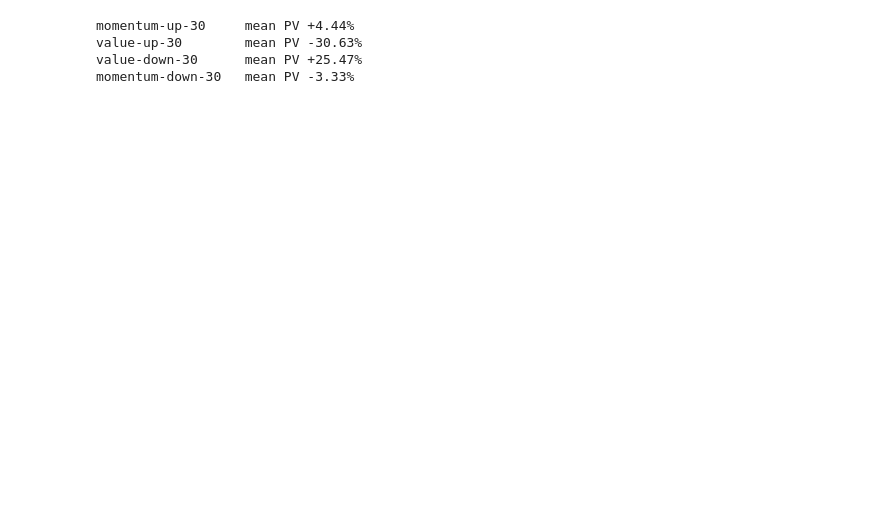
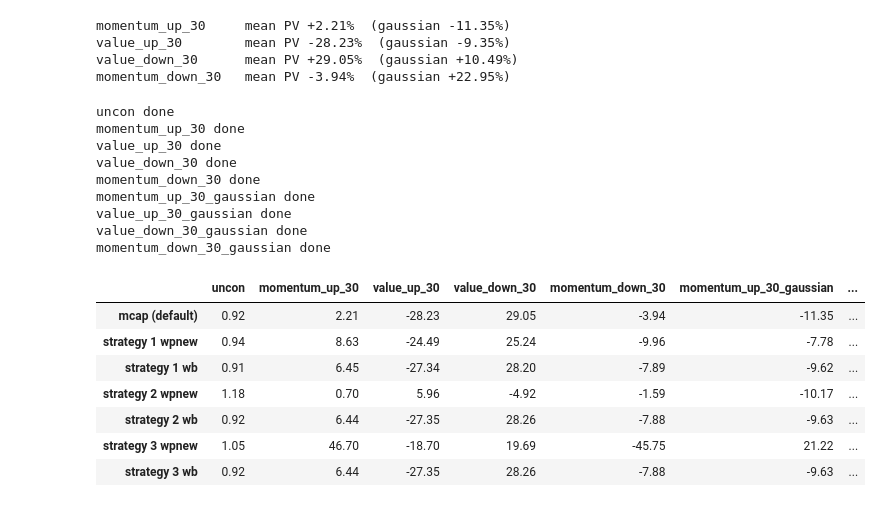
Before and after one commit to yryMax/TailEnhancedFinDiff, a Jupyter notebook: gics.ipynb, the cells around one changed output. Cells and saved outputs as stored; diff of their text form; code cells hidden in the pictures; blank space fills up the shorter version.

```diff
--- a/gics.ipynb
+++ b/gics.ipynb
@@ -28 +38,13 @@ COLORS = ['#B50063', '#2ca02c', '#ff7f0e', '#9467bd']
+# %%
+XLSX = "data/portfolio_weights.xlsx"
+portfolios = pd.ExcelFile(XLSX)
+
+ws = {}
+for strategy in portfolios.sheet_names:
+    sheet = portfolios.parse(strategy)
+    for col in ("wpnew", "wb"):
+        w_ = (sheet[["csecid", col]].rename(columns={col: "w"})
+              .dropna(subset=["w"]))
+        w_ = w_[w_["w"] != 0]
+        ws[f"{strategy} {col}"] = w_
 # %%
@@ -59,17 +94,56 @@ def get_sector_pv(df, df_stress, horizon=22, seed=None):
     return pd.DataFrame(rows, columns=['date', 'gics_name', 'pv'])
 # %%
 # compute stress PV (portfolio + per-sector) for every scenario, plus uncon baseline
-uncon_pv = get_stress_pv(df, pd.read_parquet("uncon.parquet"), horizon=1, seed=0)
+# and the same-named gaussian counterpart ({name}_gaussian.parquet).
+# weights: same-day mcap via get_w(df, date); pass w=DataFrame(['csecid','w']) for a custom portfolio
+uncon_pv = get_stress_pv(df, pd.read_parquet(f"{SAMPLES_DIR}/uncon.parquet"), horizon=1, seed=0)
 
-stress_pvs = {}   # name -> per-date portfolio pv
-sector_pvs = {}   # name -> per-date per-sector pv
+stress_pvs,   sector_pvs   = {}, {}   # diffusion: name -> pv
+stress_pvs_g, sector_pvs_g = {}, {}   # gaussian baseline: name -> pv
 for name in scenarios:
-    ds = pd.read_parquet(f"{name}.parquet")
+    ds = pd.read_parquet(f"{SAMPLES_DIR}/{name}.parquet")
     stress_pvs[name] = get_stress_pv(df, ds, horizon=1, seed=0)
     sector_pvs[name] = get_sector_pv(df, ds, horizon=1, seed=0)
-    print(f"{name:18s} mean PV {stress_pvs[name]['pv'].mean() * 100:+.2f}%")
+
+    dg = pd.read_parquet(f"{SAMPLES_DIR}/{name}_gaussian.parquet")
+    stress_pvs_g[name] = get_stress_pv(df, dg, horizon=1, seed=0)
+    sector_pvs_g[name] = get_sector_pv(df, dg, horizon=1, seed=0)
+
+    print(f"{name:18s} mean PV {stress_pvs[name]['pv'].mean() * 100:+.2f}%"
+          f"  (gaussian {stress_pvs_g[name]['pv'].mean() * 100:+.2f}%)")
 # %% [output]
-momentum-up-30     mean PV +4.44%
-value-up-30        mean PV -30.63%
-value-down-30      mean PV +25.47%
-momentum-down-30   mean PV -3.33%
+momentum_up_30     mean PV +2.21%  (gaussian -11.35%)
+value_up_30        mean PV -28.23%  (gaussian -9.35%)
+value_down_30      mean PV +29.05%  (gaussian +10.49%)
+momentum_down_30   mean PV -3.94%  (gaussian +22.95%)
+# %%
+# mean PV table: portfolios (rows) x scenarios (cols), in %. Reuses get_stress_pv as-is.
+weight_sets = {'mcap (default)': None, **ws}
+labels = ['uncon'] + scenarios + [f"{n}_gaussian" for n in scenarios]
+
+table = {}
+for label in labels:
+    ds = pd.read_parquet(f"{SAMPLES_DIR}/{label}.parquet")
+    table[label] = {wname: get_stress_pv(df, ds, w=w_, horizon=1, seed=0)['pv'].mean()
+                    for wname, w_ in weight_sets.items()}
+
+pv_table = (pd.DataFrame(table) * 100).round(2)
+pv_table
+# %% [output]
+uncon done
+momentum_up_30 done
+value_up_30 done
+value_down_30 done
+momentum_down_30 done
+momentum_up_30_gaussian done
+value_up_30_gaussian done
+value_down_30_gaussian done
+momentum_down_30_gaussian done
+|  | uncon | momentum_up_30 | value_up_30 | value_down_30 | momentum_down_30 | momentum_up_30_gaussian | ... |
+| mcap (default) | 0.92 | 2.21 | -28.23 | 29.05 | -3.94 | -11.35 | ... |
+| strategy 1 wpnew | 0.94 | 8.63 | -24.49 | 25.24 | -9.96 | -7.78 | ... |
+| strategy 1 wb | 0.91 | 6.45 | -27.34 | 28.20 | -7.89 | -9.62 | ... |
+| strategy 2 wpnew | 1.18 | 0.70 | 5.96 | -4.92 | -1.59 | -10.17 | ... |
+| strategy 2 wb | 0.92 | 6.44 | -27.35 | 28.26 | -7.88 | -9.63 | ... |
+| strategy 3 wpnew | 1.05 | 46.70 | -18.70 | 19.69 | -45.75 | 21.22 | ... |
+| strategy 3 wb | 0.92 | 6.44 | -27.35 | 28.26 | -7.88 | -9.63 | ... |
```
Also changed, not shown: parts of 6 cells of this notebook, 2 other files.
